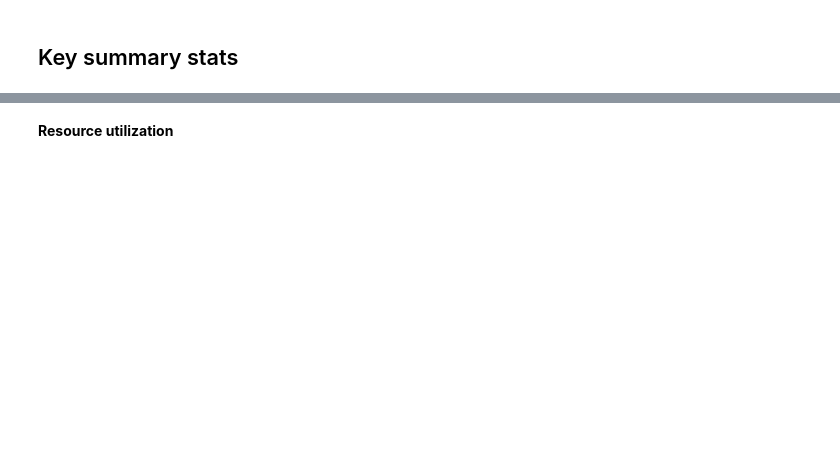
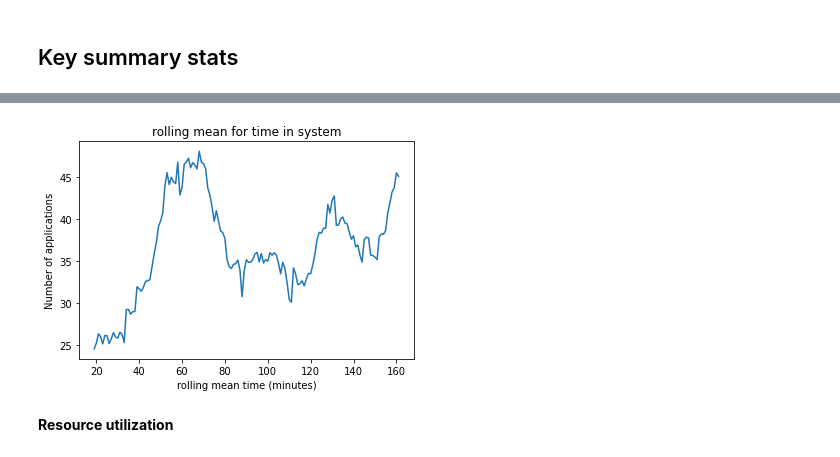
Before and after one commit to OsarodionOdion/DES_model, a Jupyter notebook: PR_simulation.ipynb, the cells around one changed output, grey strips where cells are left out. Saved outputs shown, nothing was run; the diff lists cells and outputs as text; code cells hidden in the pictures; blank space fills up the shorter version.

Commit message:
modified run function and charts

```diff
--- a/PR_simulation.ipynb
+++ b/PR_simulation.ipynb
@@ -429,6 +548,12 @@ pr_application_log_df.loc[:,['wait_for_coordinator', 'wait_for_approver',
 # %%
 # rolling mean for time in system
 y = pr_application_log_df['time_in_system'].rolling(20, 20).mean()
 plt.plot(y)
+plt.title('rolling mean for time in system')
+plt.xlabel('rolling mean time (minutes)')
+plt.ylabel('Number of applications')
+plt.show()
+# %% [output]
+[figure, added]
 # %% [markdown]
 **Resource utilization**
```
Also changed, not shown: parts of 15 cells of this notebook.
